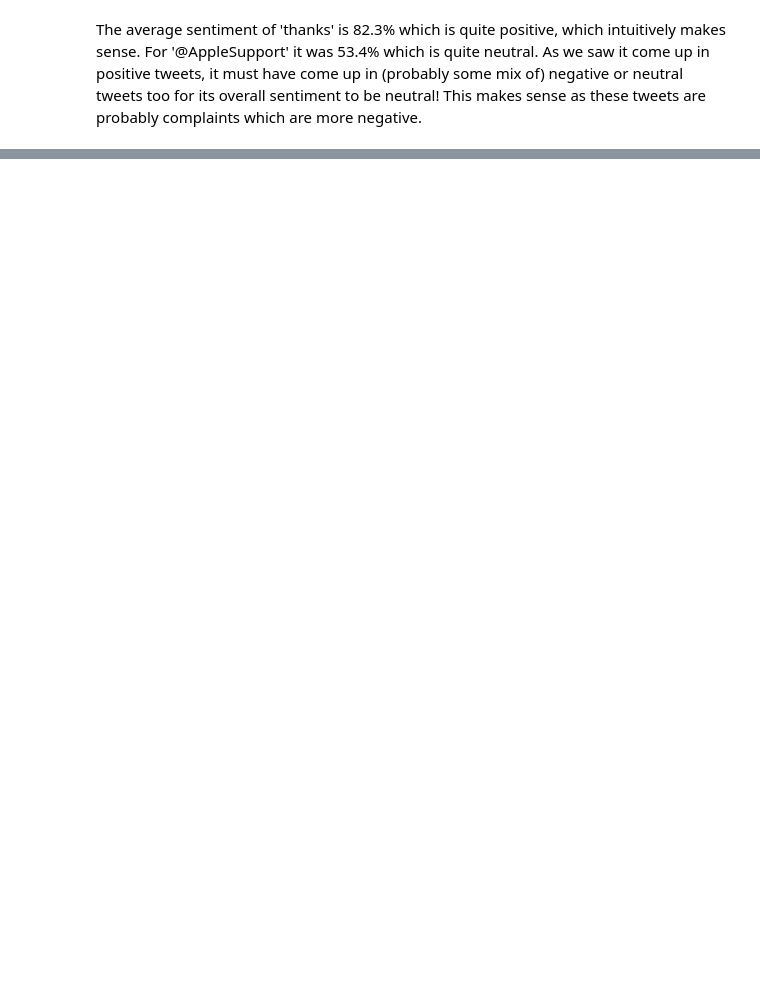
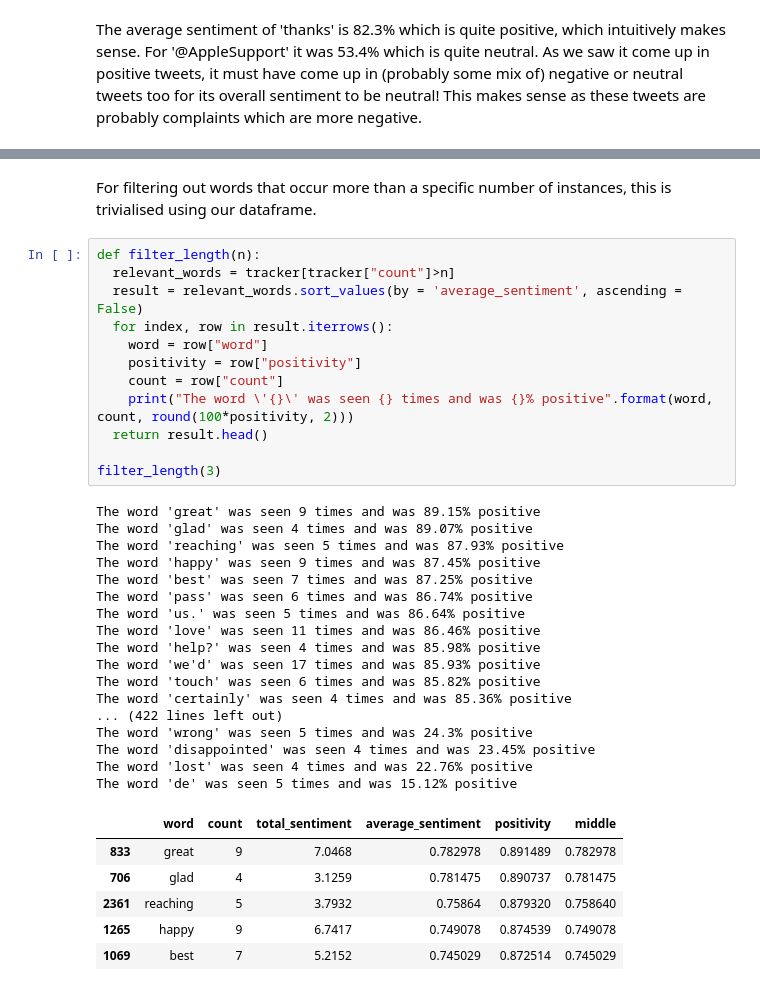
Before and after one commit to kabilank6/Twitter-Sentiment-Analysis, a Jupyter notebook: Twitter_Sentiment_Analysis.ipynb, the cells around one changed output, grey strips where cells are left out. Saved outputs shown, nothing was run; the diff lists cells and outputs as text; blank space fills up the shorter version.

```diff
--- a/Twitter_Sentiment_Analysis.ipynb
+++ b/Twitter_Sentiment_Analysis.ipynb
@@ -249,0 +277,38 @@ ZeroDivisionError: ignored
+# %% [markdown]
+For filtering out words that occur more than a specific number of instances, this is trivialised using our dataframe.
+# %%
+def filter_length(n):
+  relevant_words = tracker[tracker["count"]>n]
+  result = relevant_words.sort_values(by = 'average_sentiment', ascending = False)
+  for index, row in result.iterrows():
+    word = row["word"]
+    positivity = row["positivity"]
+    count = row["count"]
+    print("The word \'{}\' was seen {} times and was {}% positive".format(word, count, round(100*positivity, 2)))
+  return result.head()
+
+filter_length(3)
+# %% [output]
+The word 'great' was seen 9 times and was 89.15% positive
+The word 'glad' was seen 4 times and was 89.07% positive
+The word 'reaching' was seen 5 times and was 87.93% positive
+The word 'happy' was seen 9 times and was 87.45% positive
+The word 'best' was seen 7 times and was 87.25% positive
+The word 'pass' was seen 6 times and was 86.74% positive
+The word 'us.' was seen 5 times and was 86.64% positive
+The word 'love' was seen 11 times and was 86.46% positive
+The word 'help?' was seen 4 times and was 85.98% positive
+The word 'we'd' was seen 17 times and was 85.93% positive
+The word 'touch' was seen 6 times and was 85.82% positive
+The word 'certainly' was seen 4 times and was 85.36% positive
+... (422 lines left out)
+The word 'wrong' was seen 5 times and was 24.3% positive
+The word 'disappointed' was seen 4 times and was 23.45% positive
+The word 'lost' was seen 4 times and was 22.76% positive
+The word 'de' was seen 5 times and was 15.12% positive
+|  | word | count | total_sentiment | average_sentiment | positivity | middle |
+| 833 | great | 9 | 7.0468 | 0.782978 | 0.891489 | 0.782978 |
+| 706 | glad | 4 | 3.1259 | 0.781475 | 0.890737 | 0.781475 |
+| 2361 | reaching | 5 | 3.7932 | 0.75864 | 0.879320 | 0.758640 |
+| 1265 | happy | 9 | 6.7417 | 0.749078 | 0.874539 | 0.749078 |
+| 1069 | best | 7 | 5.2152 | 0.745029 | 0.872514 | 0.745029 |
```
Also changed, not shown: parts of 18 cells of this notebook.
